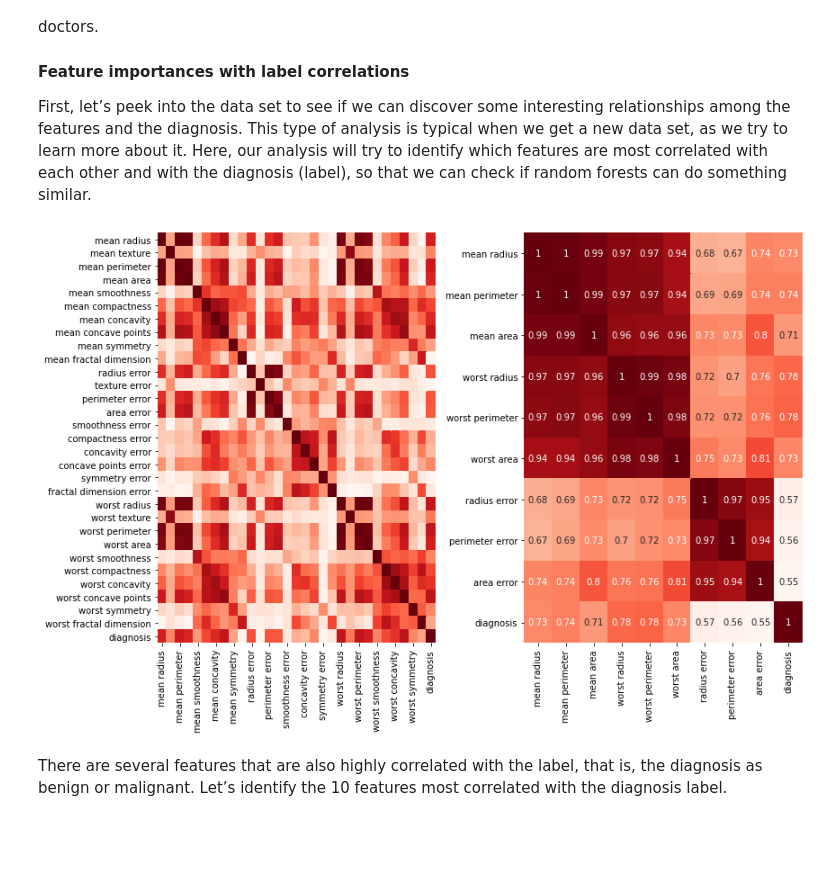
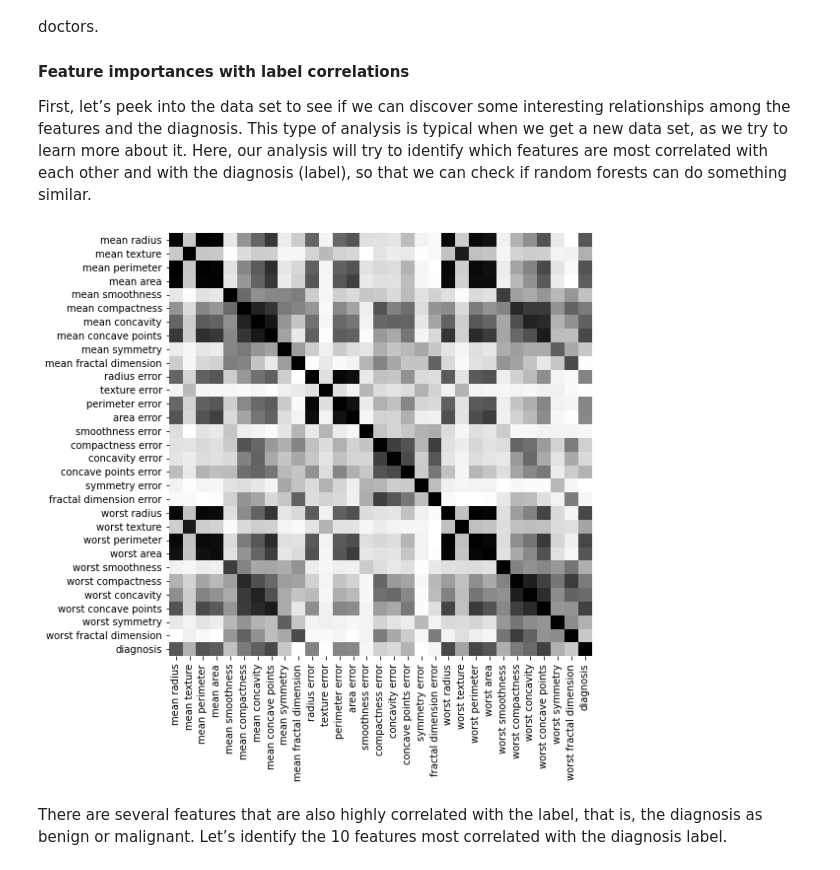
Before and after one commit to gkunapuli/ensemble-methods-notebooks, a Jupyter notebook: Ch2.5-case-study-breast-cancer-diagnosis.ipynb, the cells around one changed output. Saved outputs shown, nothing was run; the diff lists cells and outputs as text; code cells hidden in the pictures; blank space fills up the shorter version.

```diff
--- a/Ch2.5-case-study-breast-cancer-diagnosis.ipynb
+++ b/Ch2.5-case-study-breast-cancer-diagnosis.ipynb
@@ -277,28 +281,21 @@ Finally, we see how we can use feature importances to identify the most predicti
 #### Feature importances with label correlations
 First, let’s peek into the data set to see if we can discover some interesting relationships among the features and the diagnosis. This type of analysis is typical when we get a new data set, as we try to learn more about it. Here, our analysis will try to identify which features are most correlated with each other and with the diagnosis (label), so that we can check if random forests can do something similar.
 # %%
-%matplotlib inline
-
+import pandas as pd
 import seaborn as sea
 
 df = pd.DataFrame(data=dataset['data'], columns=dataset['feature_names'])
 df['diagnosis'] = dataset['target']
 
-fig, ax = plt.subplots(nrows=1, ncols=2, figsize=(12, 8))
+fig, ax = plt.subplots(nrows=1, ncols=1, figsize=(8, 8))
 cor = np.abs(df.corr())
-sea.heatmap(cor, annot=False, cbar=False, cmap=plt.cm.Reds, ax=ax[0])
-
-
-f = ['mean radius', 'mean perimeter', 'mean area', \
-     'worst radius', 'worst perimeter', 'worst area', \
-     'radius error', 'perimeter error', 'area error', 'diagnosis']
-cor_zoom = np.abs(df[f].corr())
-sea.heatmap(cor_zoom, annot=True, cbar=False, cmap=plt.cm.Reds, ax=ax[1])
+sea.heatmap(cor, annot=False, cbar=False, cmap=plt.cm.Greys, ax=ax)
 fig.tight_layout()
 
-plt.savefig('./figures/CH02_F13_Kunapuli.png', format='png', dpi=300, bbox_inches='tight');
+# plt.savefig('./figures/CH02_F13_Kunapuli.png', format='png', dpi=300, bbox_inches='tight');
+# plt.savefig('./figures/CH02_F13_Kunapuli.pdf', format='pdf', dpi=300, bbox_inches='tight');
 # %% [output]
-[figure, old version]
+[figure, new version]
 # %% [markdown]
 There are several features that are also highly correlated with the label, that is, the diagnosis as benign or malignant. Let’s identify the 10 features most correlated with the diagnosis label.
 # %%
```
Also changed, not shown: parts of 9 cells of this notebook, 23 other files.
